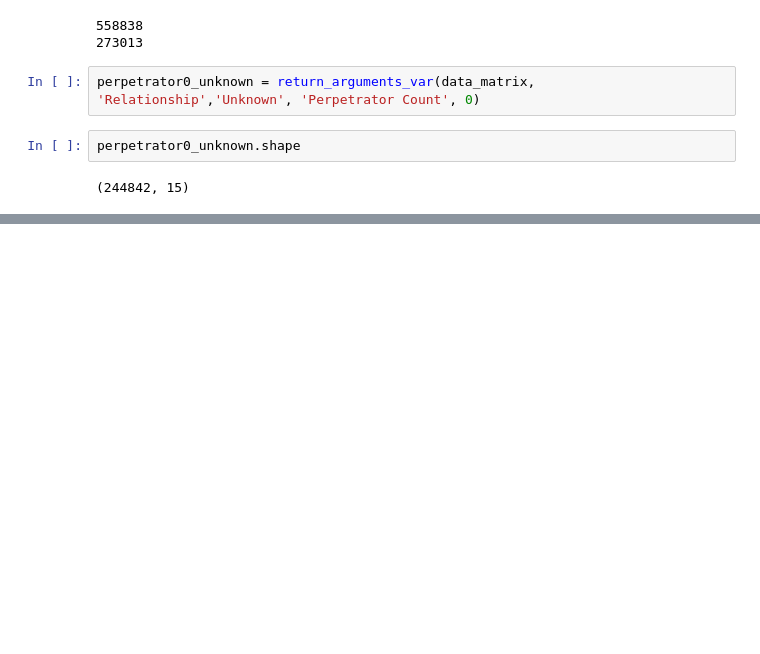
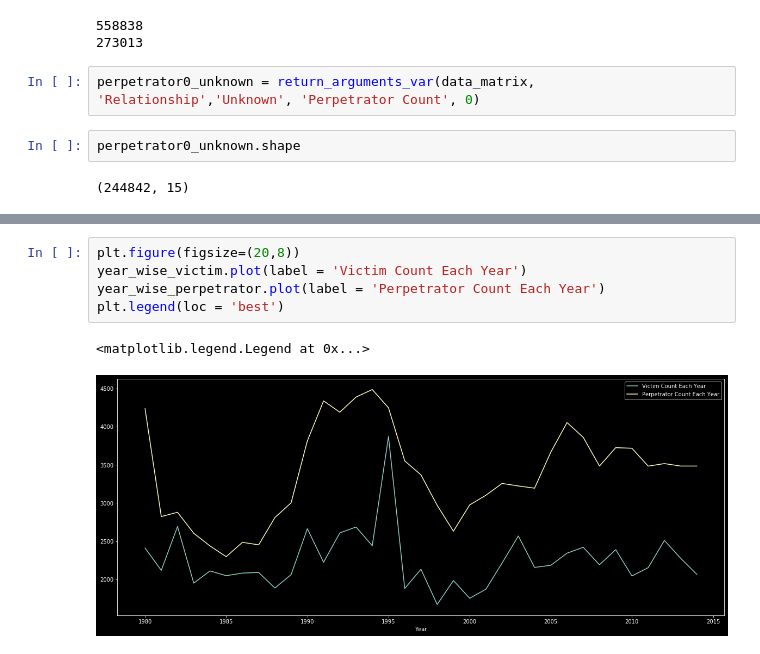
Before and after one commit to rakibhhridoy/USCrimeAnalysis-AppliedStatistics, a Jupyter notebook: Notebook/Crime Statistics.ipynb, the cells around one changed output, grey strips where cells are left out. Saved outputs shown, nothing was run; the diff lists cells and outputs as text; blank space fills up the shorter version.

```diff
--- a/Notebook/Crime Statistics.ipynb
+++ b/Notebook/Crime Statistics.ipynb
@@ -583,0 +656,8 @@ perpetrator0_unknown.shape
+# %%
+plt.figure(figsize=(20,8))
+year_wise_victim.plot(label = 'Victim Count Each Year')
+year_wise_perpetrator.plot(label = 'Perpetrator Count Each Year')
+plt.legend(loc = 'best')
+# %% [output]
+<matplotlib.legend.Legend at 0x...>
+[figure, added]
```
Also changed, not shown: parts of 20 cells of this notebook.
